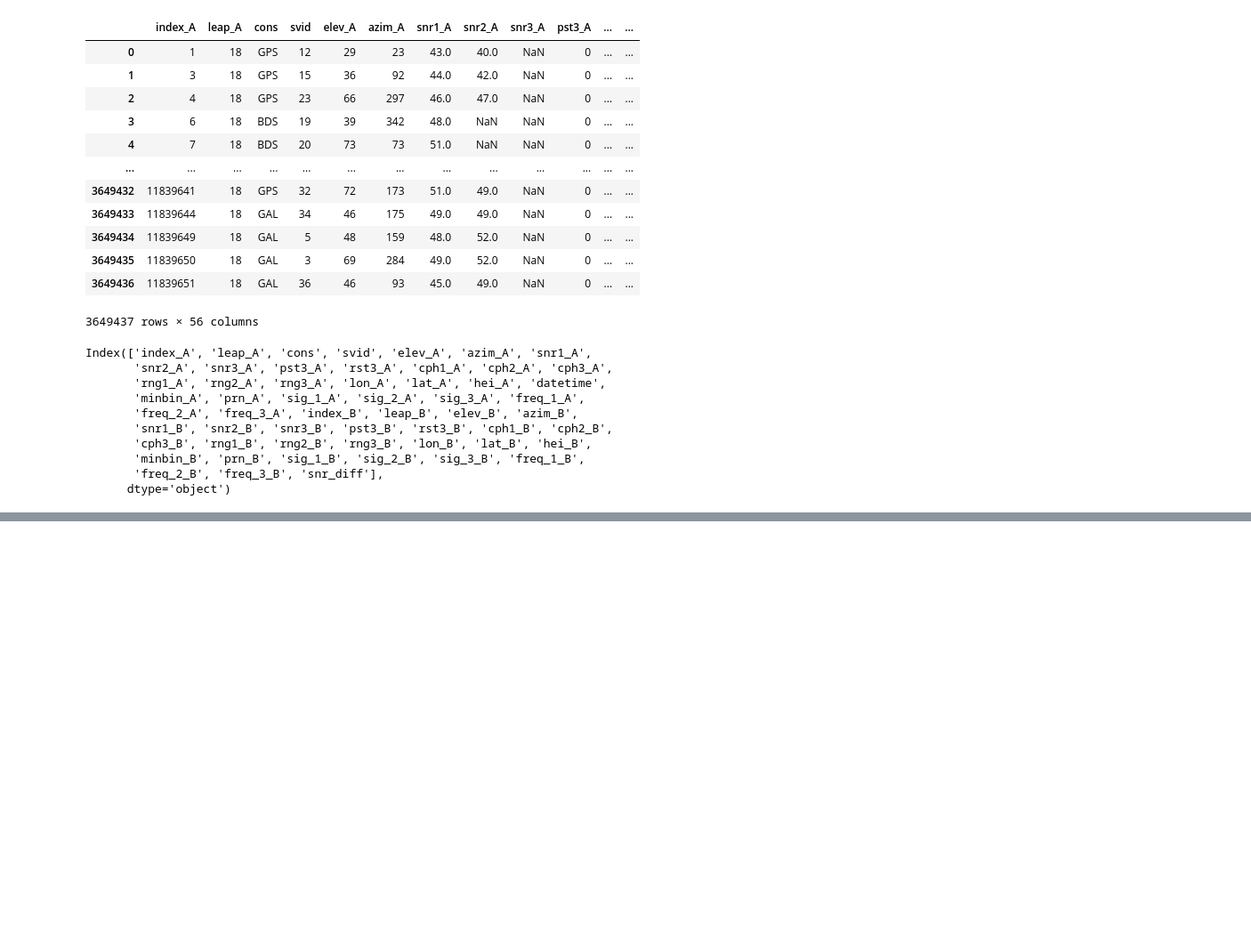
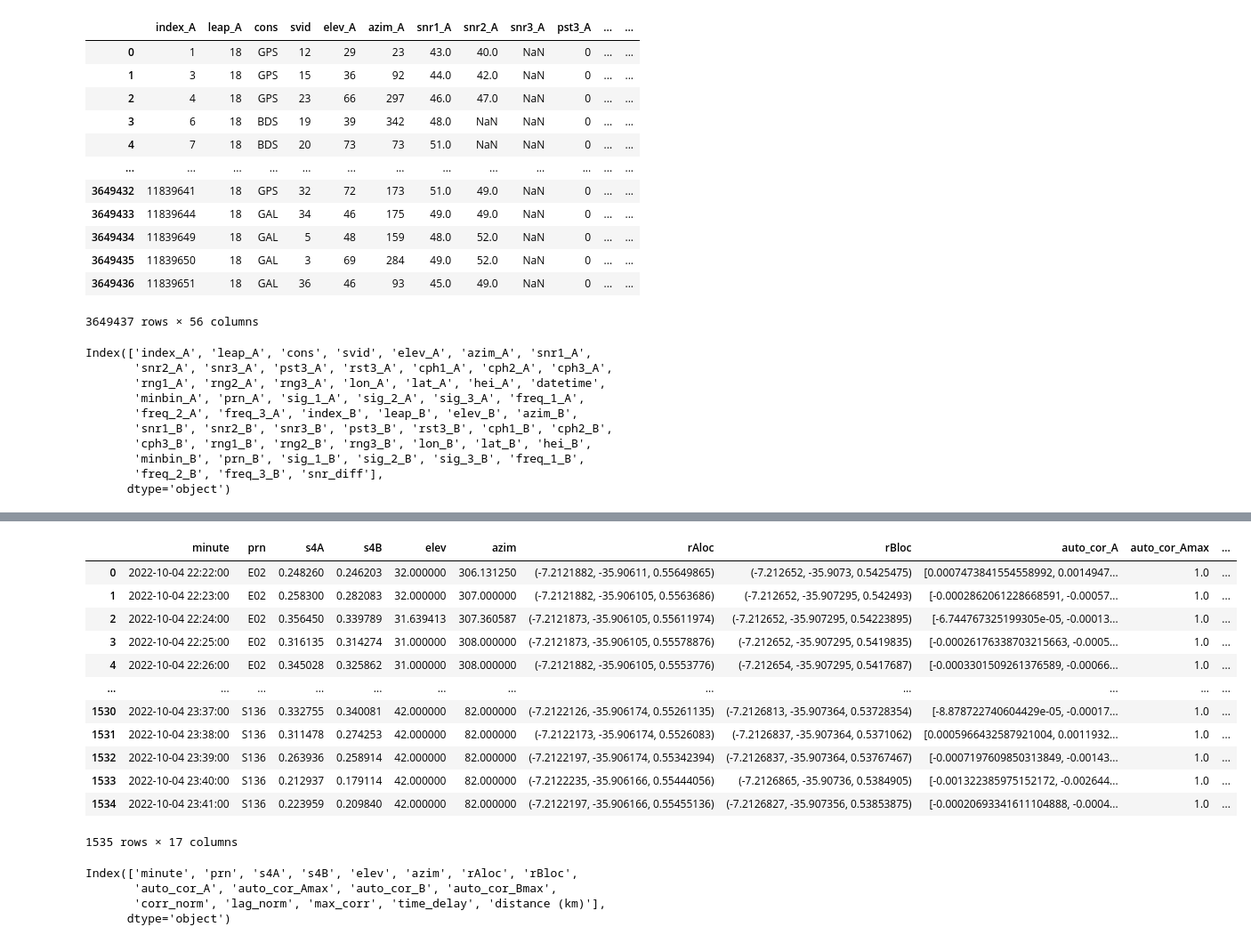
Before and after one commit to reeshabanumula/scintkit_summer, a Jupyter notebook: src/scintkit/space_receiver_processing/dissecV3.ipynb, the cells around one changed output, grey strips where cells are left out. Shown at 89% size. Cells and saved outputs as stored; diff of their text form; code cells hidden in the pictures; blank space fills up the shorter version.

Commit message:
finalized script v3 to output df with all requirements to handle month of data

```diff
--- a/src/scintkit/space_receiver_processing/dissecV3.ipynb
+++ b/src/scintkit/space_receiver_processing/dissecV3.ipynb
@@ -160,6 +136,11 @@ for (svid, cons), sat_group in sat_groups:
     # find s4 and then determine scintillation
     for min, group in min_groups:
 
+        f.handle_nan(group, cf.nan_method)
+        #add nan processing
+        if len(group) < 10:
+            continue
+
         sig_lina = f.db2lin(group['snr1_A'])
         s4a = np.std(sig_lina) / np.mean(sig_lina)
 
@@ -170,6 +151,8 @@ for (svid, cons), sat_group in sat_groups:
 
             # check threshold of scintillation and compute correlation
             correlation, lag_b, cor_norm, lag_norm = f.cross_correlation(group["snr1_A"], group["snr1_B"])
+            autoA_max, autoA_lagb, autoA_cor, autoA_lags = f.cross_correlation(group['snr1_A'], group['snr1_A'])
+            autoB_max, autoB_lagb, autoB_cor, autoB_lags = f.cross_correlation(group['snr1_B'], group['snr1_B'])
 
             # dt = group['time_sec'].diff().median()
             time_delay = lag_b * dt
@@ -186,8 +169,14 @@ for (svid, cons), sat_group in sat_groups:
                 'azim' : group['azim_A'].mean(),
 
                 #adding location, using the location at the start of each minute not the mean, can be changed
-                'r1loc' : (group['lat_A'].iloc[0]/10000, group['lon_A'].iloc[0]/10000, group['hei_A'].mean()/1000),
-                'r2loc' : (group['lat_B'].iloc[0]/10000, group['lon_B'].iloc[0]/10000, group['hei_B'].mean()/1000),
+                'rAloc' : (group['lat_A'].iloc[0]/10000, group['lon_A'].iloc[0]/10000, group['hei_A'].mean()/1000),
+                'rBloc' : (group['lat_B'].iloc[0]/10000, group['lon_B'].iloc[0]/10000, group['hei_B'].mean()/1000),
+
+                'auto_cor_A' : autoA_cor,
+                'auto_cor_Amax' : autoA_max,
+                'auto_cor_B' : autoB_cor,
+                'auto_cor_Bmax' : autoB_max,
+
 
                 'corr_norm': cor_norm,
                 'lag_norm': lag_norm,
@@ -220,3 +209,31 @@ time to create new time: 1946.338 seconds
  'E14' 'G15' 'G16' 'G18' 'C19' 'R19' 'C20' 'R20' 'R21' 'C22' 'G22' 'G23'
  'E24' 'E25' 'G25' 'G26' 'G27' 'C29' 'G29' 'C30' 'G31' 'C32' 'G32' 'E34'
  'C35' 'C36' 'S136']
+# %%
+
+cross_cor['distance (km)'] = cross_cor.apply(lambda row: f.calc_dist(row['rAloc'], row['rBloc']), axis = 1)
+
+
+
+display(cross_cor)
+
+
+print(cross_cor.columns)
+# %% [output]
+|  | minute | prn | s4A | s4B | elev | azim | rAloc | rBloc | auto_cor_A | auto_cor_Amax | ... |
+| 0 | 2022-10-04 22:22:00 | E02 | 0.248260 | 0.246203 | 32.000000 | 306.131250 | (-7.2121882, -35.90611, 0.55649865) | (-7.212652, -35.9073, 0.5425475) | [0.0007473841554558992, 0.0014947... | 1.0 | ... |
+| 1 | 2022-10-04 22:23:00 | E02 | 0.258300 | 0.282083 | 32.000000 | 307.000000 | (-7.2121882, -35.906105, 0.5563686) | (-7.212652, -35.907295, 0.542493) | [-0.0002862061228668591, -0.00057... | 1.0 | ... |
+| 2 | 2022-10-04 22:24:00 | E02 | 0.356450 | 0.339789 | 31.639413 | 307.360587 | (-7.2121873, -35.906105, 0.55611974) | (-7.212652, -35.907295, 0.54223895) | [-6.744767325199305e-05, -0.00013... | 1.0 | ... |
+| 3 | 2022-10-04 22:25:00 | E02 | 0.316135 | 0.314274 | 31.000000 | 308.000000 | (-7.2121873, -35.906105, 0.55578876) | (-7.212652, -35.907295, 0.5419835) | [-0.00026176338703215663, -0.0005... | 1.0 | ... |
+| 4 | 2022-10-04 22:26:00 | E02 | 0.345028 | 0.325862 | 31.000000 | 308.000000 | (-7.2121882, -35.906105, 0.5553776) | (-7.212654, -35.907295, 0.5417687) | [-0.0003301509261376589, -0.00066... | 1.0 | ... |
+| ... | ... | ... | ... | ... | ... | ... | ... | ... | ... | ... | ... |
+| 1530 | 2022-10-04 23:37:00 | S136 | 0.332755 | 0.340081 | 42.000000 | 82.000000 | (-7.2122126, -35.906174, 0.55261135) | (-7.2126813, -35.907364, 0.53728354) | [-8.878722740604429e-05, -0.00017... | 1.0 | ... |
+| 1531 | 2022-10-04 23:38:00 | S136 | 0.311478 | 0.274253 | 42.000000 | 82.000000 | (-7.2122173, -35.906174, 0.5526083) | (-7.2126837, -35.907364, 0.5371062) | [0.0005966432587921004, 0.0011932... | 1.0 | ... |
+| 1532 | 2022-10-04 23:39:00 | S136 | 0.263936 | 0.258914 | 42.000000 | 82.000000 | (-7.2122197, -35.906174, 0.55342394) | (-7.2126837, -35.907364, 0.53767467) | [-0.0007197609850313849, -0.00143... | 1.0 | ... |
+| 1533 | 2022-10-04 23:40:00 | S136 | 0.212937 | 0.179114 | 42.000000 | 82.000000 | (-7.2122235, -35.906166, 0.55444056) | (-7.2126865, -35.90736, 0.5384905) | [-0.001322385975152172, -0.002644... | 1.0 | ... |
+| 1534 | 2022-10-04 23:41:00 | S136 | 0.223959 | 0.209840 | 42.000000 | 82.000000 | (-7.2122197, -35.906166, 0.55455136) | (-7.2126827, -35.907356, 0.53853875) | [-0.00020693341611104888, -0.0004... | 1.0 | ... |
+1535 rows × 17 columns
+Index(['minute', 'prn', 's4A', 's4B', 'elev', 'azim', 'rAloc', 'rBloc',
+       'auto_cor_A', 'auto_cor_Amax', 'auto_cor_B', 'auto_cor_Bmax',
+       'corr_norm', 'lag_norm', 'max_corr', 'time_delay', 'distance (km)'],
+      dtype='object')
```
Also changed, not shown: parts of 4 cells of this notebook, 8 other files.
